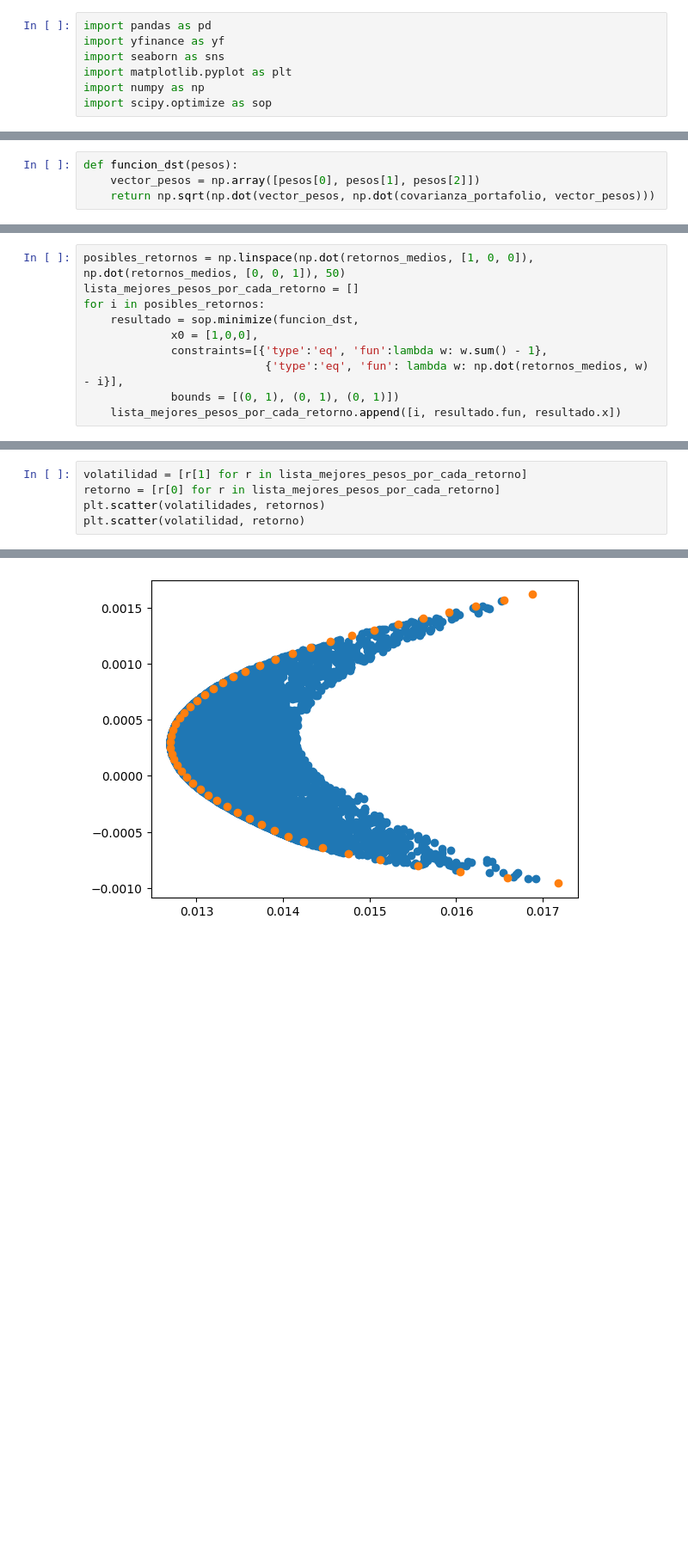
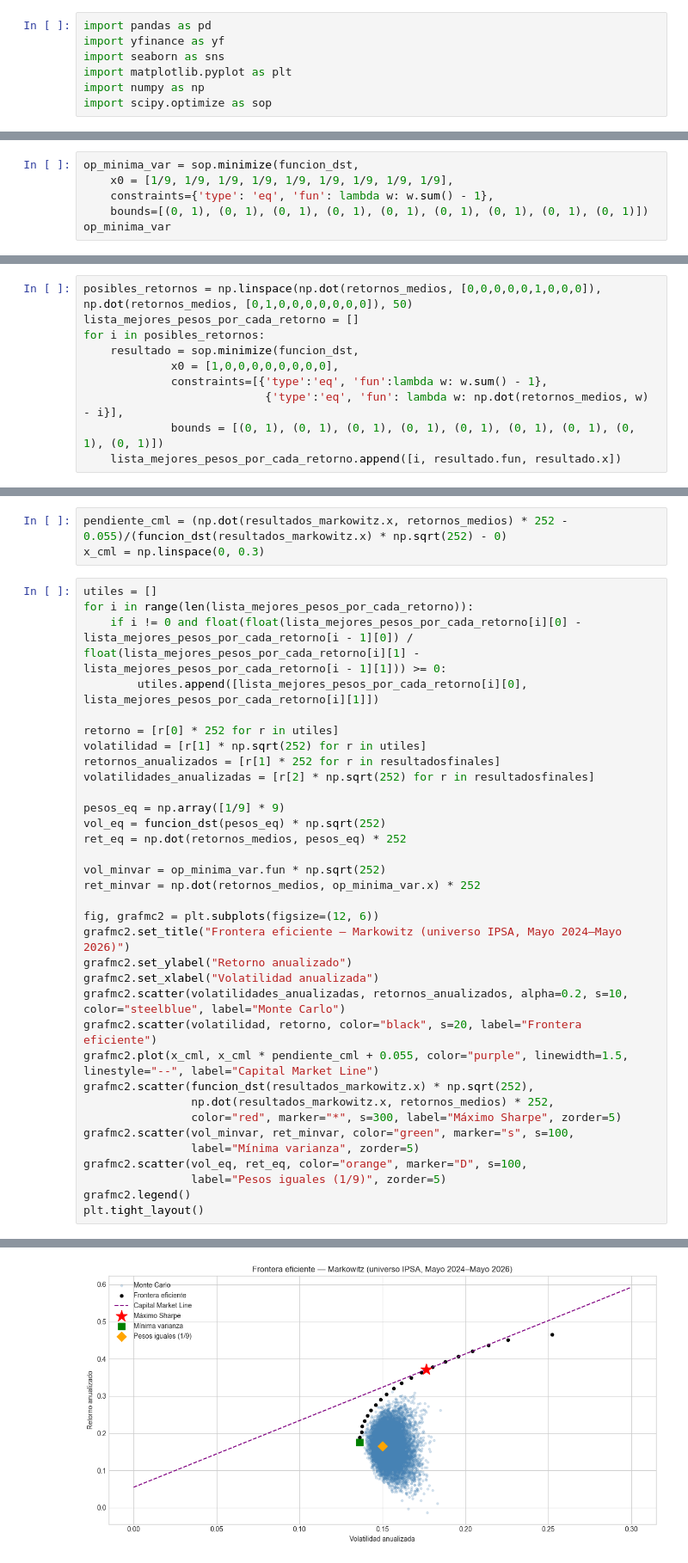
Before and after one commit to pablovergaraw/quant-journey-pablo, a Jupyter notebook: 02_markowitz.ipynb, the cells around one changed output, grey strips where cells are left out. Shown at 86% size. Saved outputs shown, nothing was run; the diff lists cells and outputs as text; blank space fills up the shorter version.

```diff
--- a/02_markowitz.ipynb
+++ b/02_markowitz.ipynb
@@ -127,4 +185,0 @@ sop.minimize(sharpe_negativo,
-# %%
-def funcion_dst(pesos):
-    vector_pesos = np.array([pesos[0], pesos[1], pesos[2]])
-    return np.sqrt(np.dot(vector_pesos, np.dot(covarianza_portafolio, vector_pesos)))
@@ -130,0 +228,6 @@ def funcion_dst(pesos):
+# %%
+op_minima_var = sop.minimize(funcion_dst,
+    x0 = [1/9, 1/9, 1/9, 1/9, 1/9, 1/9, 1/9, 1/9, 1/9],
+    constraints={'type': 'eq', 'fun': lambda w: w.sum() - 1},
+    bounds=[(0, 1), (0, 1), (0, 1), (0, 1), (0, 1), (0, 1), (0, 1), (0, 1), (0, 1)])
+op_minima_var
@@ -137,10 +263,10 @@ El gráfico superpone la nube de Monte Carlo (azul) con la frontera analítica (
 # %%
-posibles_retornos = np.linspace(np.dot(retornos_medios, [1, 0, 0]), np.dot(retornos_medios, [0, 0, 1]), 50)
+posibles_retornos = np.linspace(np.dot(retornos_medios, [0,0,0,0,0,1,0,0,0]), np.dot(retornos_medios, [0,1,0,0,0,0,0,0,0]), 50)
 lista_mejores_pesos_por_cada_retorno = []
 for i in posibles_retornos:
     resultado = sop.minimize(funcion_dst,
-             x0 = [1,0,0],
+             x0 = [1,0,0,0,0,0,0,0,0],
              constraints=[{'type':'eq', 'fun':lambda w: w.sum() - 1},
                            {'type':'eq', 'fun': lambda w: np.dot(retornos_medios, w) - i}],
-             bounds = [(0, 1), (0, 1), (0, 1)])
+             bounds = [(0, 1), (0, 1), (0, 1), (0, 1), (0, 1), (0, 1), (0, 1), (0, 1), (0, 1)])
     lista_mejores_pesos_por_cada_retorno.append([i, resultado.fun, resultado.x])
@@ -147,6 +277,38 @@ for i in posibles_retornos:
+# %%
+pendiente_cml = (np.dot(resultados_markowitz.x, retornos_medios) * 252 - 0.055)/(funcion_dst(resultados_markowitz.x) * np.sqrt(252) - 0)
+x_cml = np.linspace(0, 0.3)
 # %%
-volatilidad = [r[1] for r in lista_mejores_pesos_por_cada_retorno]
-retorno = [r[0] for r in lista_mejores_pesos_por_cada_retorno]
-plt.scatter(volatilidades, retornos)
-plt.scatter(volatilidad, retorno)
+utiles = []
+for i in range(len(lista_mejores_pesos_por_cada_retorno)):
+    if i != 0 and float(float(lista_mejores_pesos_por_cada_retorno[i][0] - lista_mejores_pesos_por_cada_retorno[i - 1][0]) / float(lista_mejores_pesos_por_cada_retorno[i][1] - lista_mejores_pesos_por_cada_retorno[i - 1][1])) >= 0:
+        utiles.append([lista_mejores_pesos_por_cada_retorno[i][0], lista_mejores_pesos_por_cada_retorno[i][1]])
+
+retorno = [r[0] * 252 for r in utiles]
+volatilidad = [r[1] * np.sqrt(252) for r in utiles]
+retornos_anualizados = [r[1] * 252 for r in resultadosfinales]
+volatilidades_anualizadas = [r[2] * np.sqrt(252) for r in resultadosfinales]
+
+pesos_eq = np.array([1/9] * 9)
+vol_eq = funcion_dst(pesos_eq) * np.sqrt(252)
+ret_eq = np.dot(retornos_medios, pesos_eq) * 252
+
+vol_minvar = op_minima_var.fun * np.sqrt(252)
+ret_minvar = np.dot(retornos_medios, op_minima_var.x) * 252
+
+fig, grafmc2 = plt.subplots(figsize=(12, 6))
+grafmc2.set_title("Frontera eficiente — Markowitz (universo IPSA, Mayo 2024–Mayo 2026)")
+grafmc2.set_ylabel("Retorno anualizado")
+grafmc2.set_xlabel("Volatilidad anualizada")
+grafmc2.scatter(volatilidades_anualizadas, retornos_anualizados, alpha=0.2, s=10, color="steelblue", label="Monte Carlo")
+grafmc2.scatter(volatilidad, retorno, color="black", s=20, label="Frontera eficiente")
+grafmc2.plot(x_cml, x_cml * pendiente_cml + 0.055, color="purple", linewidth=1.5, linestyle="--", label="Capital Market Line")
+grafmc2.scatter(funcion_dst(resultados_markowitz.x) * np.sqrt(252),
+                np.dot(resultados_markowitz.x, retornos_medios) * 252,
+                color="red", marker="*", s=300, label="Máximo Sharpe", zorder=5)
+grafmc2.scatter(vol_minvar, ret_minvar, color="green", marker="s", s=100,
+                label="Mínima varianza", zorder=5)
+grafmc2.scatter(vol_eq, ret_eq, color="orange", marker="D", s=100,
+                label="Pesos iguales (1/9)", zorder=5)
+grafmc2.legend()
+plt.tight_layout()
 # %% [output]
@@ -154 +315 @@ plt.scatter(volatilidad, retorno)
-[figure, old version]
+[figure, new version]
```
Also changed, not shown: parts of 33 cells of this notebook, 3 other files.
